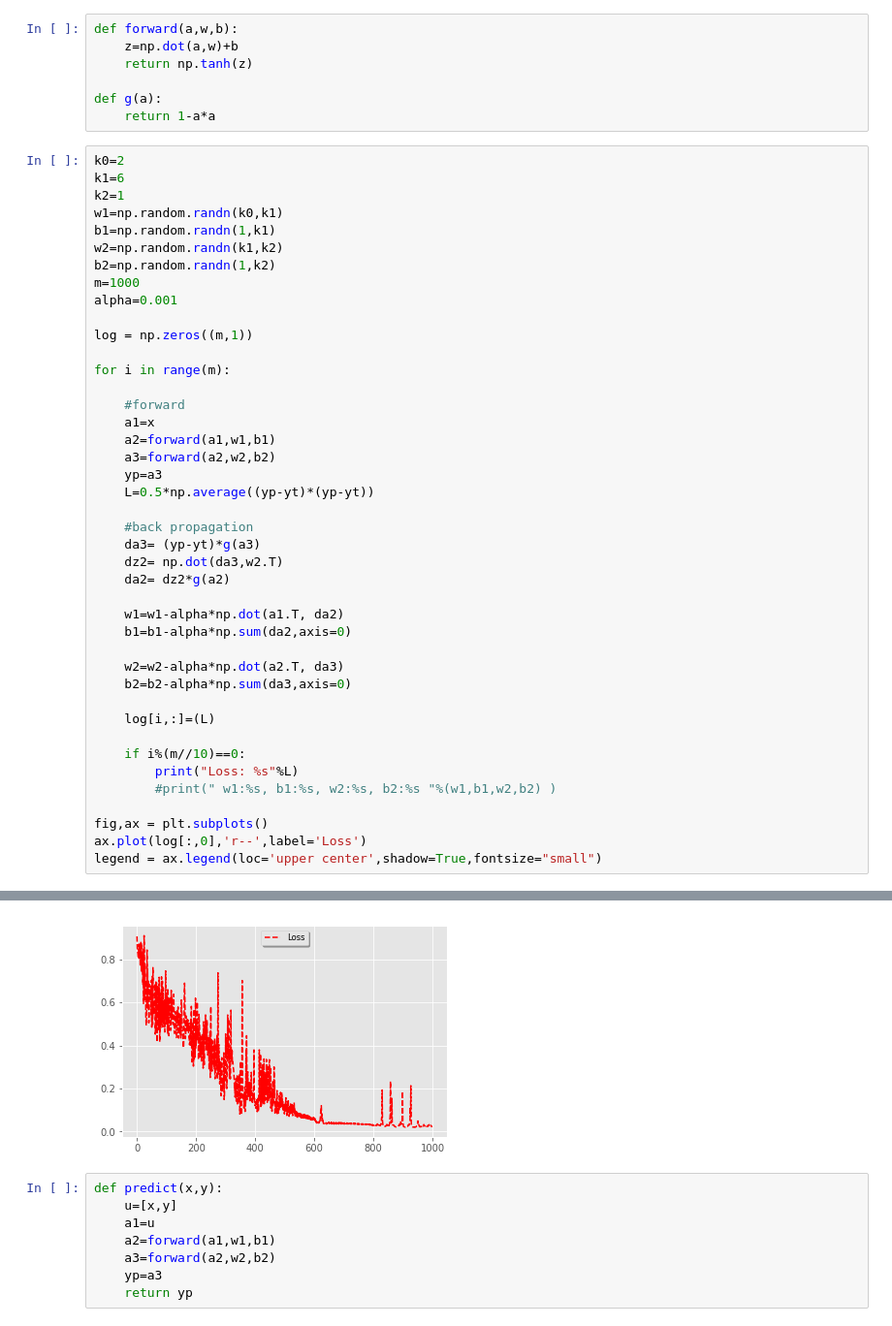
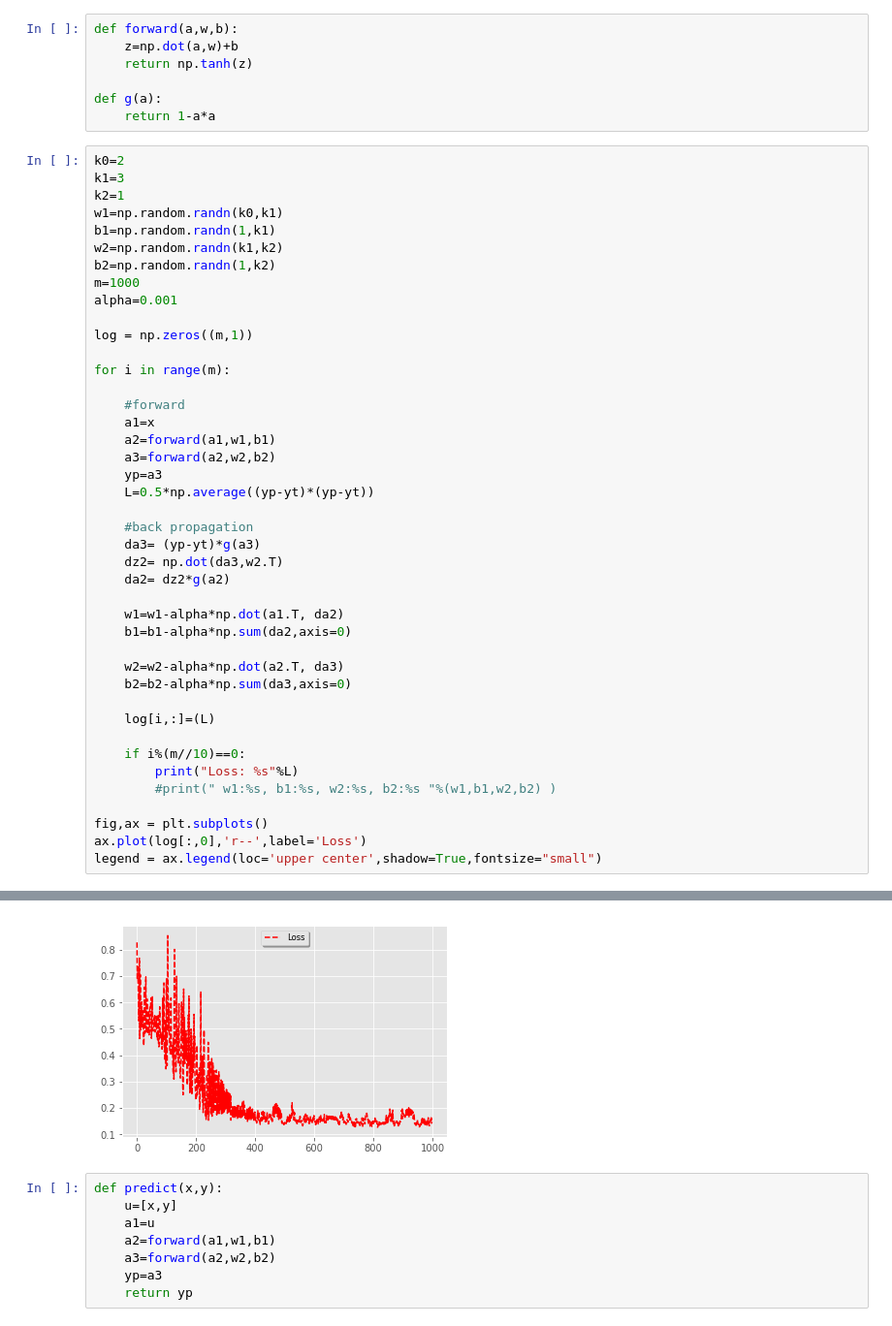
Before and after one commit to wasit7/aikid, a Jupyter notebook: Multilayer-PolarCoordinate-Benz.ipynb, the cells around one changed output, grey strips where cells are left out. Shown at 97% size. Saved outputs shown, nothing was run; the diff lists cells and outputs as text.

```diff
--- a/Multilayer-PolarCoordinate-Benz.ipynb
+++ b/Multilayer-PolarCoordinate-Benz.ipynb
@@ -40,7 +41,7 @@ def g(a):
     return 1-a*a
 # %%
 k0=2
-k1=6
+k1=3
 k2=1
 w1=np.random.randn(k0,k1)
 b1=np.random.randn(1,k1)
@@ -94,4 +95,4 @@ Loss: 0.049485846791945357
-[figure, old version]
+[figure, new version]
 # %%
 def predict(x,y):
     u=[x,y]
```
Also changed, not shown: parts of 5 cells of this notebook.
